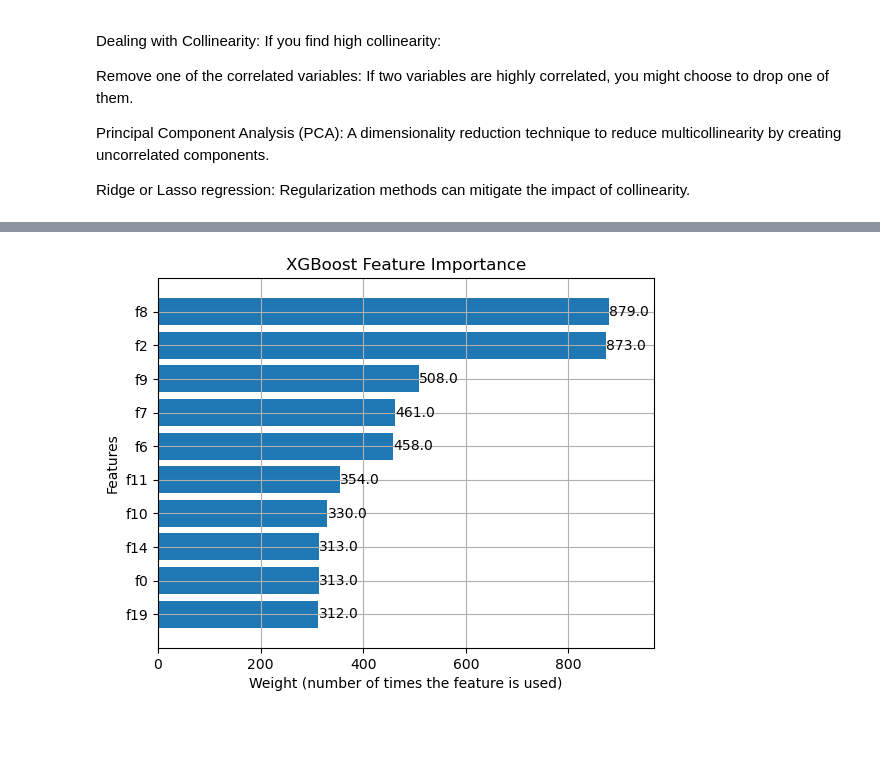
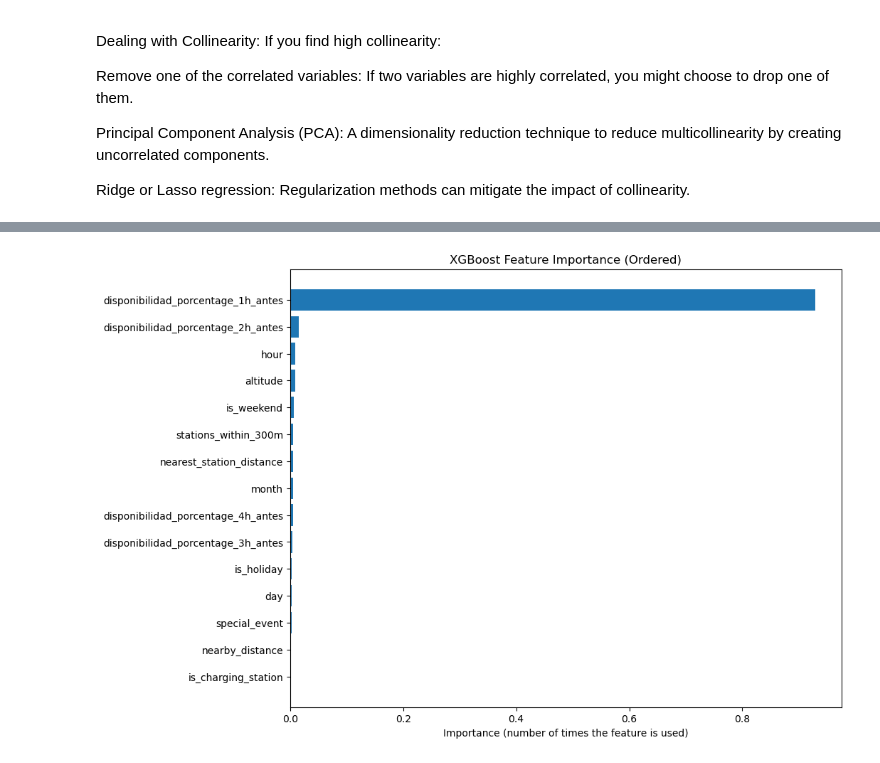
Before and after one commit to vmachok57/bcnbicing_prediction, a Jupyter notebook: Proyecto_Vitaliy.ipynb, the cells around one changed output, grey strips where cells are left out. Saved outputs shown, nothing was run; the diff lists cells and outputs as text; code cells hidden in the pictures; blank space fills up the shorter version.

```diff
--- a/Proyecto_Vitaliy.ipynb
+++ b/Proyecto_Vitaliy.ipynb
@@ -152,4 +148,4 @@ Dask DataFrame Structure:
 |  | ... | ... | ... | ... | ... |
 Dask Name: dropna, 29 graph layers
 # %%
-df_final = df_datos_bikes.groupby(['station_id', 'year', 'month', 'day', 'hour'])[['num_docks_available','num_bikes_available']].median().round(2).reset_index()
+df_final = df_datos_bikes.groupby(['station_id', 'year', 'month', 'day', 'hour'])[['num_docks_available','num_bikes_available']].median().round(4).reset_index()
@@ -577,26 +568,22 @@ from sklearn.metrics import mean_squared_error
 # df_prediction_task = pd.read_csv('your_data.csv')  # If you're reading data from a file
 
 # Select features and target variable
-features = ['month', 'day', 'hour', 'capacity', 'is_weekend', 'is_holiday', 'altitude', 'post_code',
-            'disponibilidad_porcentage_1h_antes',
+features = ['month', 'day', 'hour', 'capacity', 'is_weekend', 'is_holiday', 'is_charging_station',
+            'disponibilidad_porcentage_1h_antes','altitude',
             'disponibilidad_porcentage_2h_antes',
-            #'disponibilidad_porcentage_3h_antes',
+            'disponibilidad_porcentage_3h_antes',
             'disponibilidad_porcentage_4h_antes',
-            'disponibilidad_porcentage_1h_antes_nearest_station',
-            'disponibilidad_porcentage_2h_antes_nearest_station',
-            #'disponibilidad_porcentage_3h_antes_nearest_station',
-            'disponibilidad_porcentage_4h_antes_nearest_station',
             'nearest_station_distance', 'nearby_distance', 'stations_within_100m',
-            'stations_within_300m', 'stations_within_500m', 'distance_to_nearest_metro']  # Independent variables
+            'stations_within_300m', 'stations_within_500m']  # Independent variables
 
 target_variable = 'percentage_docks_available'  # Dependent variable
 
 # Prepare the data
 # Drop rows with missing values in the features and target
-df_prediction_reduced = df_prediction_reduced.dropna(subset=features + [target_variable])
+df_prediction_task = df_prediction_task.dropna(subset=features + [target_variable])
 
-X = df_prediction_reduced[features]
-y = df_prediction_reduced[target_variable]
+X = df_prediction_task[features]
+y = df_prediction_task[target_variable]
 
 # Standardize the data (important for ridge regression)
 scaler = StandardScaler()
@@ -671,64 +722,24 @@ nearby_distance                                              0.0000
 # %%
-import pandas as pd
-import xgboost as xgb
-from sklearn.model_selection import train_test_split
-from sklearn.preprocessing import StandardScaler
-from sklearn.metrics import mean_squared_error, r2_score
-import matplotlib.pyplot as plt
+# Extract feature importances
+importances = xgb_model.feature_importances_
 
-# Example DataFrame (replace this with your actual DataFrame)
-# df_prediction_task = pd.read_csv('your_data.csv')  # If you're reading data from a file
+# Create a DataFrame for importances and corresponding feature names
+importance_df = pd.DataFrame({
+    'Feature': features,
+    'Importance': importances
+})
 
-# Select features and target variable
-features = ['month', 'day', 'hour', 'capacity', 'is_weekend', 'is_holiday', 'post_code', 'altitude',
-            'disponibilidad_porcentage_1h_antes',
-            'disponibilidad_porcentage_2h_antes',
-            #'disponibilidad_porcentage_3h_antes',
-            'disponibilidad_porcentage_4h_antes',
-            'disponibilidad_porcentage_1h_antes_nearest_station',
-            'disponibilidad_porcentage_2h_antes_nearest_station',
-            #'disponibilidad_porcentage_3h_antes_nearest_station',
-            'disponibilidad_porcentage_4h_antes_nearest_station',
-            'nearest_station_distance', 'nearby_distance', 'stations_within_100m',
-            'stations_within_300m', 'stations_within_500m', 'distance_to_nearest_metro']  # Independent variables
+# Sort the importances according to the order in 'features'
+importance_df = importance_df.set_index('Feature').loc[features]
 
-target_variable = 'percentage_docks_available'  # Dependent variable
+importance_df_mod=importance_df.sort_values(by='Importance', ascending=True)
 
-# Prepare the data
-df_prediction_reduced = df_prediction_reduced.dropna(subset=features + [target_variable])
+# Plot feature importance in the same order as 'features'
+plt.figure(figsize=(10, 8))
 
-X = df_prediction_reduced[features]
-y = df_prediction_reduced[target_variable]
-
-# Standardize the data (important for many ML algorithms, including XGBoost)
-scaler = StandardScaler()
-X_scaled = scaler.fit_transform(X)
-
-# Split the data into training and testing sets
-X_train, X_test, y_train, y_test = train_test_split(X_scaled, y, test_size=0.2, random_state=42)
-
-# Initialize the XGBoost Regressor model
-xgb_model = xgb.XGBRegressor(objective='reg:squarederror', random_state=42)
-
-# Train the model
-xgb_model.fit(X_train, y_train)
-
-# Make predictions
-y_pred = xgb_model.predict(X_test)
-
-# Evaluate the model using R-squared and Mean Squared Error
-r2 = r2_score(y_test, y_pred)
-mse = mean_squared_error(y_test, y_pred)
-
-# Print evaluation metrics
-print(f"R-squared: {r2:.4f}")
-print(f"Mean Squared Error: {mse:.4f}")
-
-# Plot feature importance with custom column names (feature names should be directly from the model)
-plt.figure(figsize=(10, 8))
-xgb.plot_importance(xgb_model, importance_type='weight', max_num_features=10,
-                    title='XGBoost Feature Importance', height=0.8,
-                    xlabel='Weight (number of times the feature is used)'
-                   )
+# Plot importance using 'weight' or another importance type
+plt.barh(importance_df_mod.index, importance_df_mod['Importance'], align='center')
+plt.xlabel('Importance (number of times the feature is used)')
+plt.title('XGBoost Feature Importance (Ordered)')
 plt.show()
 # %% [output]
@@ -738,2 +746,2 @@ Mean Squared Error: 0.0130
-[figure, old version]
+[figure, new version]
 # %%
```
Also changed, not shown: parts of 76 cells of this notebook.
